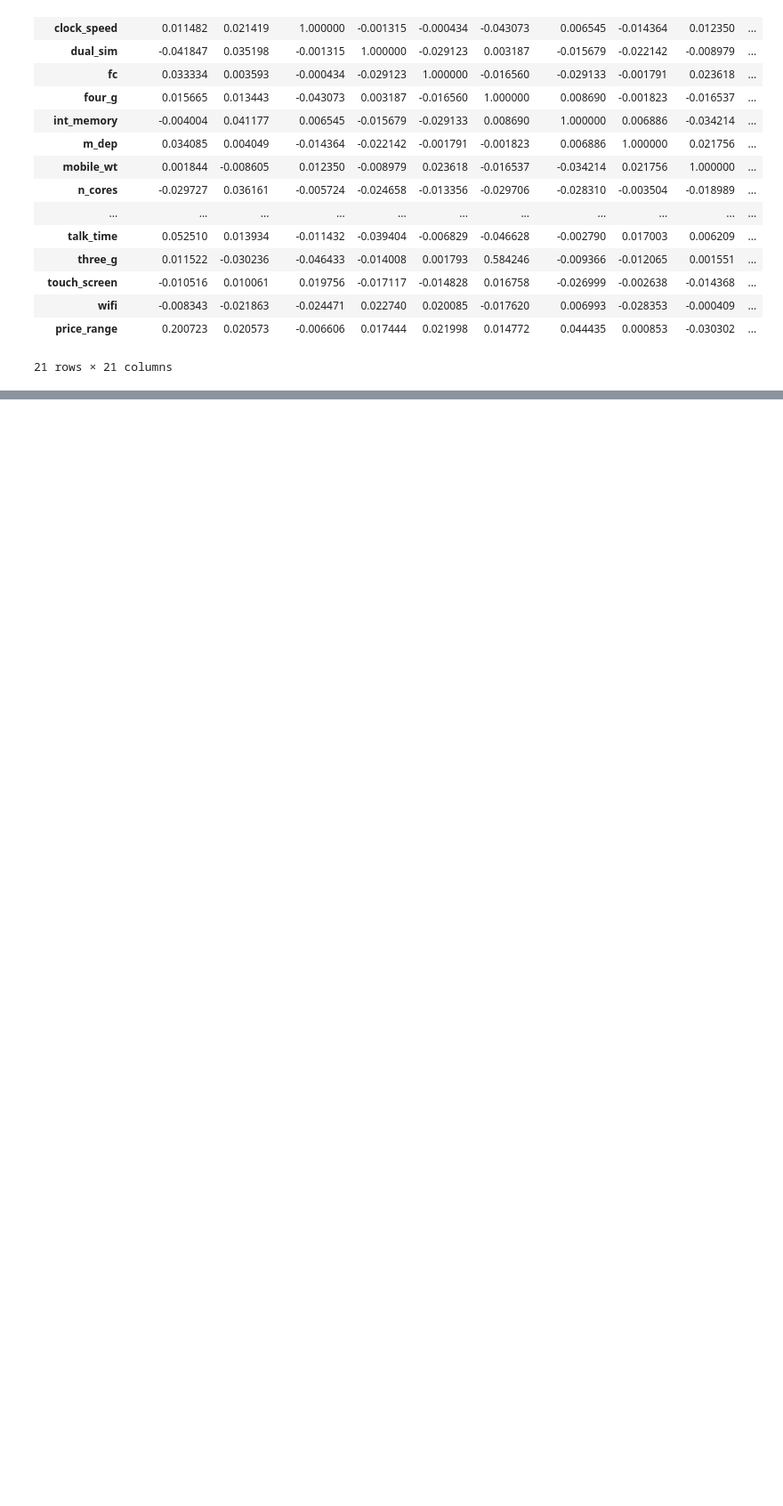
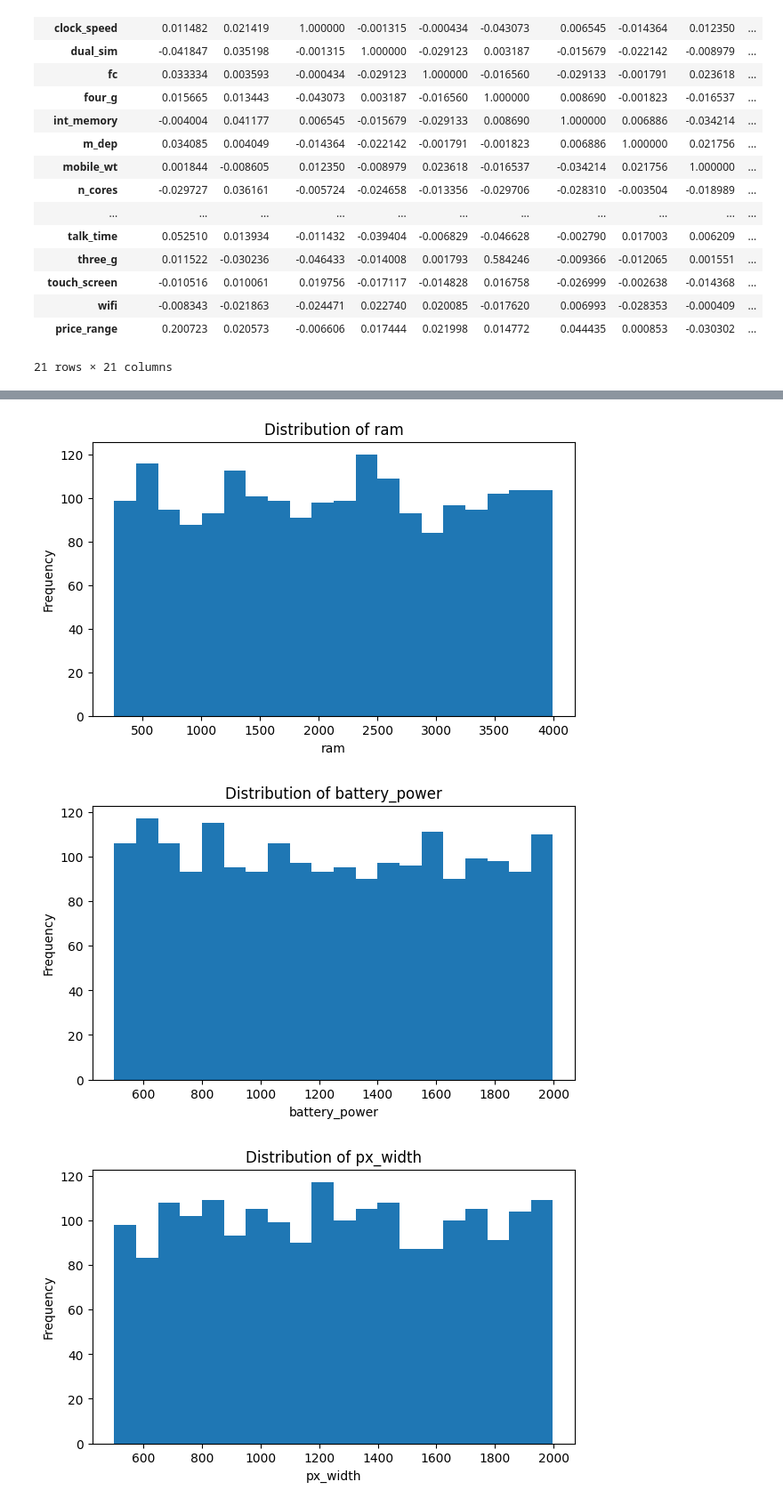
Before and after one commit to evkoff/DI-Bootcamp-Stage1, a Jupyter notebook: Week6/Day5/DailyChallnge/Week6Day5Challenge_mobilePriceAnalysis.ipynb, the cells around one changed output, grey strips where cells are left out. Shown at 89% size. Drawn from its saved outputs; the diff is of its cells as text; code cells hidden in the pictures; blank space fills up the shorter version.

```diff
--- a/Week6/Day5/DailyChallnge/Week6Day5Challenge_mobilePriceAnalysis.ipynb
+++ b/Week6/Day5/DailyChallnge/Week6Day5Challenge_mobilePriceAnalysis.ipynb
@@ -265,0 +401,30 @@ print(t_test_result)
+# %%
+# Perform ANOVA test across all four price ranges
+
+anova_results = []
+
+for feature in features.columns:
+    groups = [
+        df[df['price_range'] == price][feature]
+        for price in range(4)
+    ]
+
+    f_stat, p_value = stats.f_oneway(*groups)
+
+    anova_results.append({
+        'feature': feature,
+        'f_statistic': f_stat,
+        'p_value': p_value
+    })
+
+# Convert results into a DataFrame
+anova_results = pd.DataFrame(anova_results)
+
+# Add statistical significance
+anova_results['significant'] = anova_results['p_value'] < 0.05
+
+# Sort by p-value
+anova_results = anova_results.sort_values('p_value')
+
+# Display results
+anova_results
@@ -265,0 +453,18 @@ print(t_test_result)
+# %%
+import matplotlib.pyplot as plt
+
+# Select important numerical features
+selected_features = ['ram', 'battery_power', 'px_width', 'px_height']
+
+# Create histograms
+for feature in selected_features:
+    plt.figure(figsize=(7, 4))
+    plt.hist(df[feature], bins=20)
+    plt.title(f'Distribution of {feature}')
+    plt.xlabel(feature)
+    plt.ylabel('Frequency')
+    plt.show()
+# %% [output]
+[figure, added]
+[figure, added]
+[figure, added]
```
Also changed, not shown: parts of 18 cells of this notebook.
